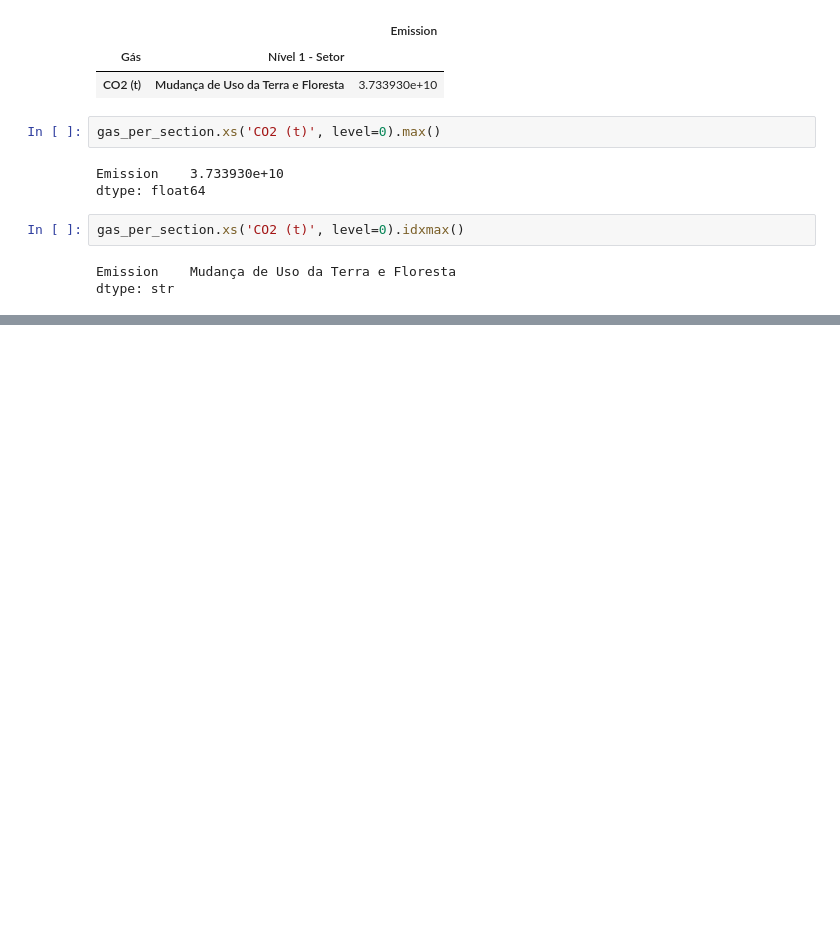
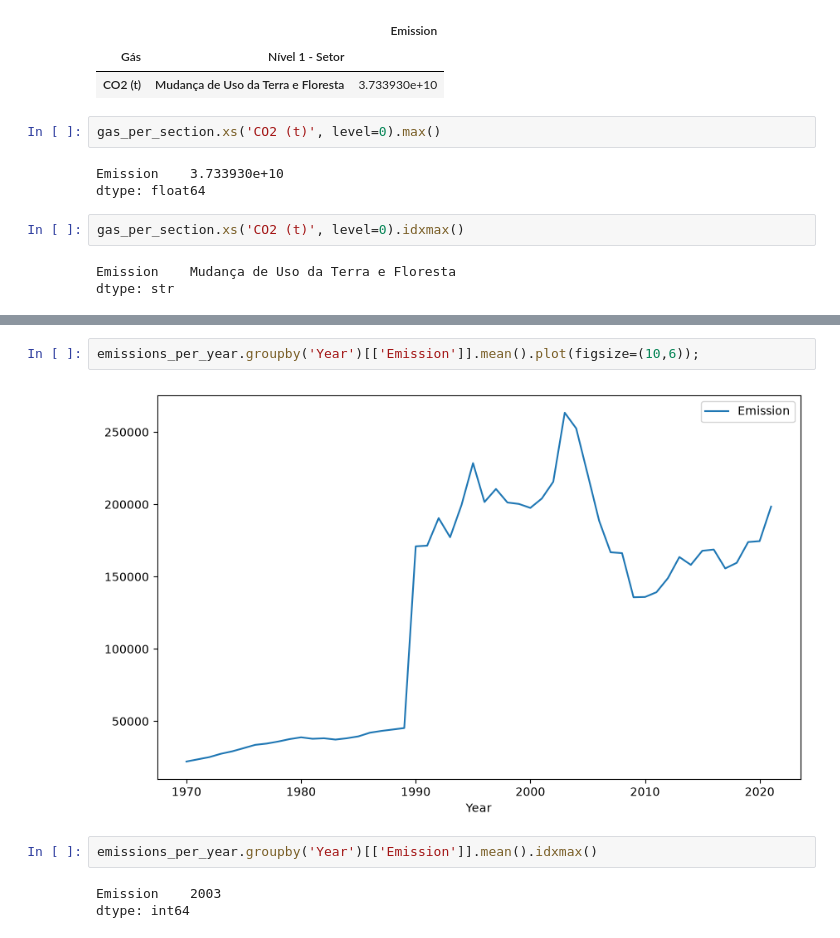
Before and after one commit to Du442/Data-Science, a Jupyter notebook: third-course/first-class.ipynb, the cells around one changed output, grey strips where cells are left out. Saved outputs shown, nothing was run; the diff lists cells and outputs as text; blank space fills up the shorter version.

```diff
--- a/third-course/first-class.ipynb
+++ b/third-course/first-class.ipynb
@@ -393,0 +487,9 @@ dtype: str
+# %%
+emissions_per_year.groupby('Year')[['Emission']].mean().plot(figsize=(10,6));
+# %% [output]
+[figure, added]
+# %%
+emissions_per_year.groupby('Year')[['Emission']].mean().idxmax()
+# %% [output]
+Emission    2003
+dtype: int64
```
Also changed, not shown: parts of 20 cells of this notebook, 1 other file.
